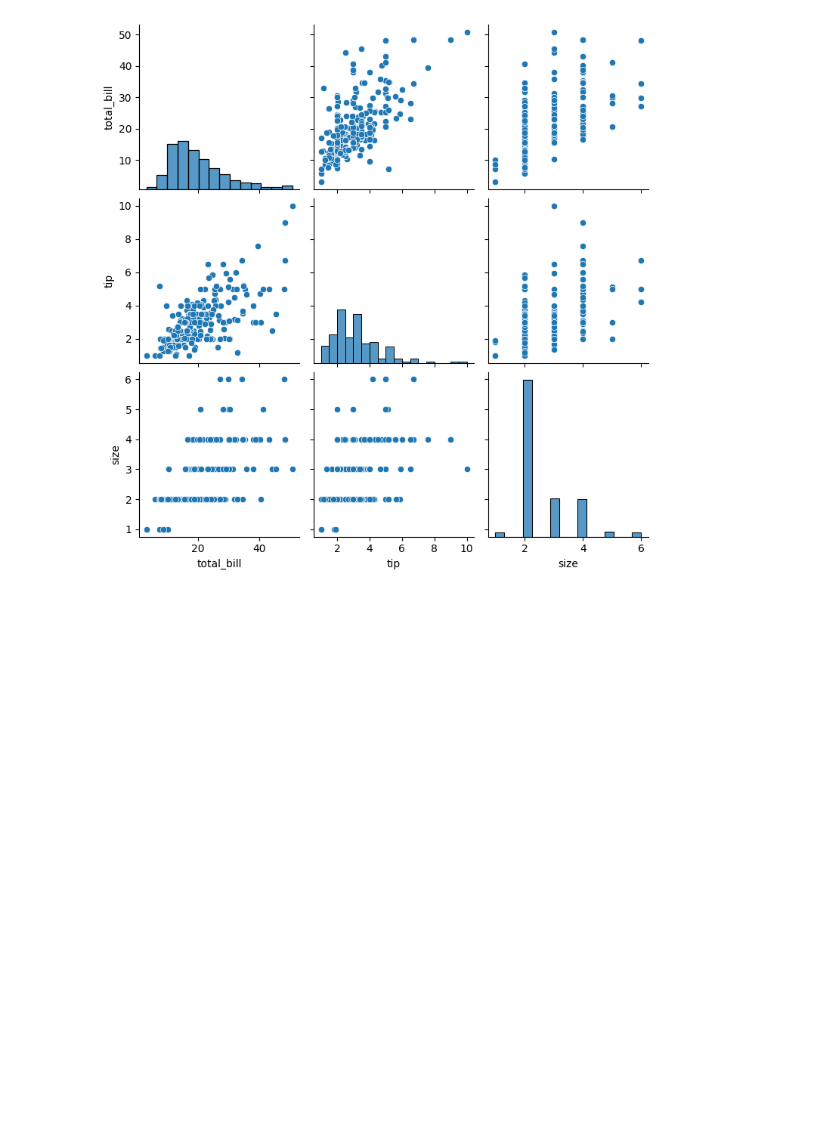
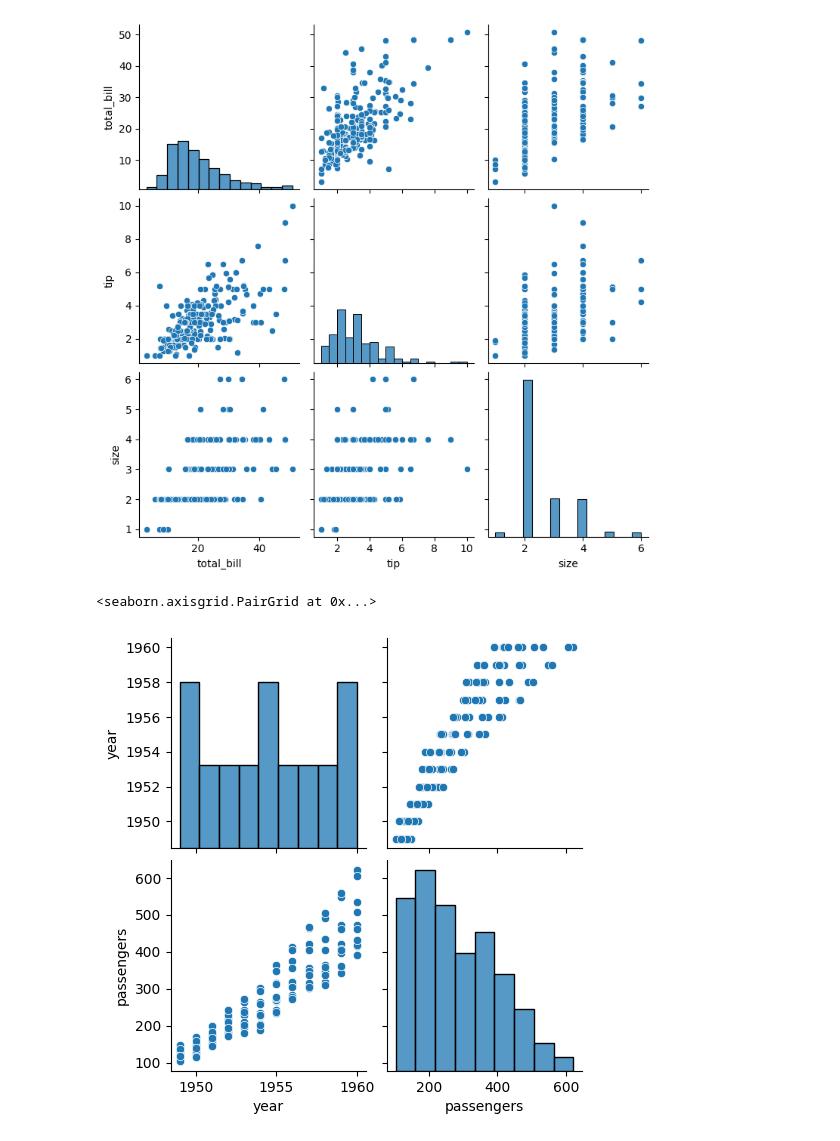
Before and after one commit to samadkhan-18/internship, a Jupyter notebook: sam.ipynb, the cells around one changed output. Drawn from its saved outputs; the diff is of its cells as text; code cells hidden in the pictures; blank space fills up the shorter version.

```diff
--- a/sam.ipynb
+++ b/sam.ipynb
@@ -438,3 +443,8 @@ sns.pairplot(df2)
 # %% [output]
 <seaborn.axisgrid.PairGrid at 0x...>
 [figure]
+# %%
+sns.pairplot(df1)
+# %% [output]
+<seaborn.axisgrid.PairGrid at 0x...>
+[figure, added]
```
Also changed, not shown: parts of 2 cells of this notebook.
